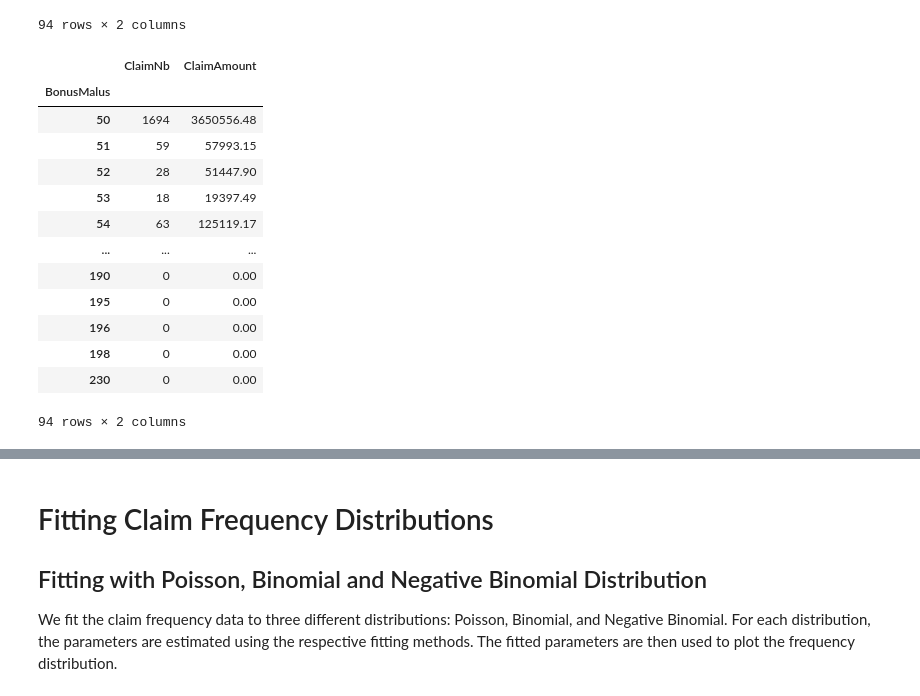
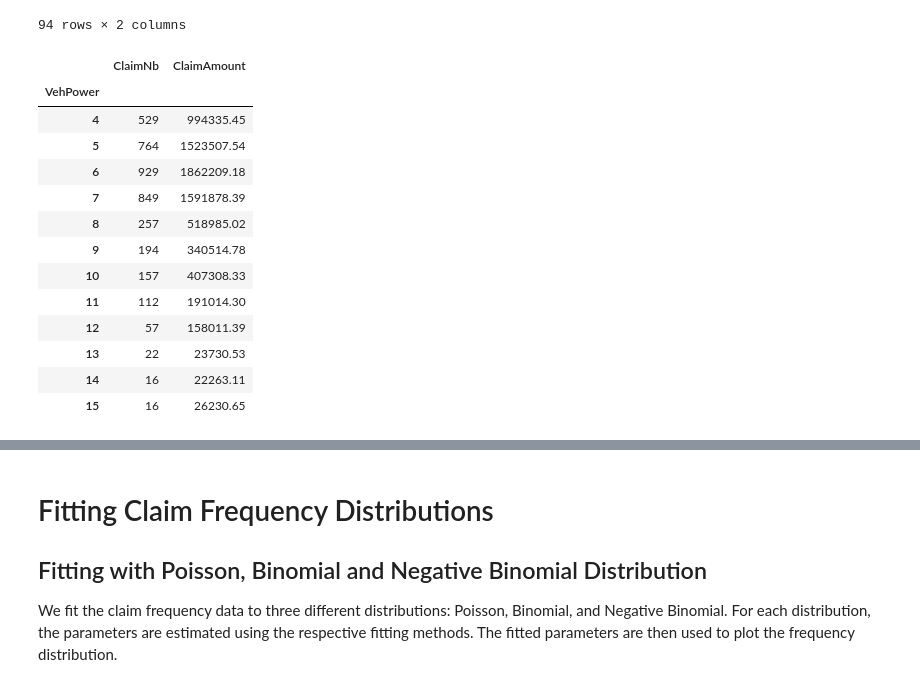
Before and after one commit to ThomasDeConinck/Assurance-Code-Python, a Jupyter notebook: assurances Code Python Case.ipynb, the cells around one changed output, grey strips where cells are left out. Drawn from its saved outputs; the diff is of its cells as text; code cells hidden in the pictures.

```diff
--- a/assurances Code Python Case.ipynb
+++ b/assurances Code Python Case.ipynb
@@ -194,26 +194,26 @@ pd.concat([total_claims_by_bonus_malus_frequency, total_claims_by_bonus_malus_se
 94 rows × 2 columns
 # %%
 # Total claims by vechiclle's power
-total_claims_by_vech_power_frequency = claims_data.groupby('BonusMalus')['ClaimNb'].sum()
-total_claims_by_vech_power_severity = claims_data.groupby('BonusMalus')['ClaimAmount'].sum()
+total_claims_by_vech_power_frequency = claims_data.groupby('VehPower')['ClaimNb'].sum()
+total_claims_by_vech_power_severity = claims_data.groupby('VehPower')['ClaimAmount'].sum()
 total_claims_by_vech_power_frequency = pd.DataFrame(total_claims_by_vech_power_frequency)
 total_claims_by_vech_power_severity = pd.DataFrame(total_claims_by_vech_power_severity)
 pd.concat([total_claims_by_vech_power_frequency, total_claims_by_vech_power_severity], axis=1)
 # %% [output]
 |  | ClaimNb | ClaimAmount |
-| BonusMalus |  |  |
-| 50 | 1694 | 3650556.48 |
-| 51 | 59 | 57993.15 |
-| 52 | 28 | 51447.90 |
-| 53 | 18 | 19397.49 |
-| 54 | 63 | 125119.17 |
-| ... | ... | ... |
-| 190 | 0 | 0.00 |
-| 195 | 0 | 0.00 |
-| 196 | 0 | 0.00 |
-| 198 | 0 | 0.00 |
-| 230 | 0 | 0.00 |
+| VehPower |  |  |
+| 4 | 529 | 994335.45 |
+| 5 | 764 | 1523507.54 |
+| 6 | 929 | 1862209.18 |
+| 7 | 849 | 1591878.39 |
+| 8 | 257 | 518985.02 |
+| 9 | 194 | 340514.78 |
+| 10 | 157 | 407308.33 |
+| 11 | 112 | 191014.30 |
+| 12 | 57 | 158011.39 |
+| 13 | 22 | 23730.53 |
+| 14 | 16 | 22263.11 |
+| 15 | 16 | 26230.65 |
-94 rows × 2 columns
 # %%
 # Filter out zero claim amounts for severity analysis
 claim_counts = claims_data['ClaimNb']
```
Also changed, not shown: parts of 2 cells of this notebook.
